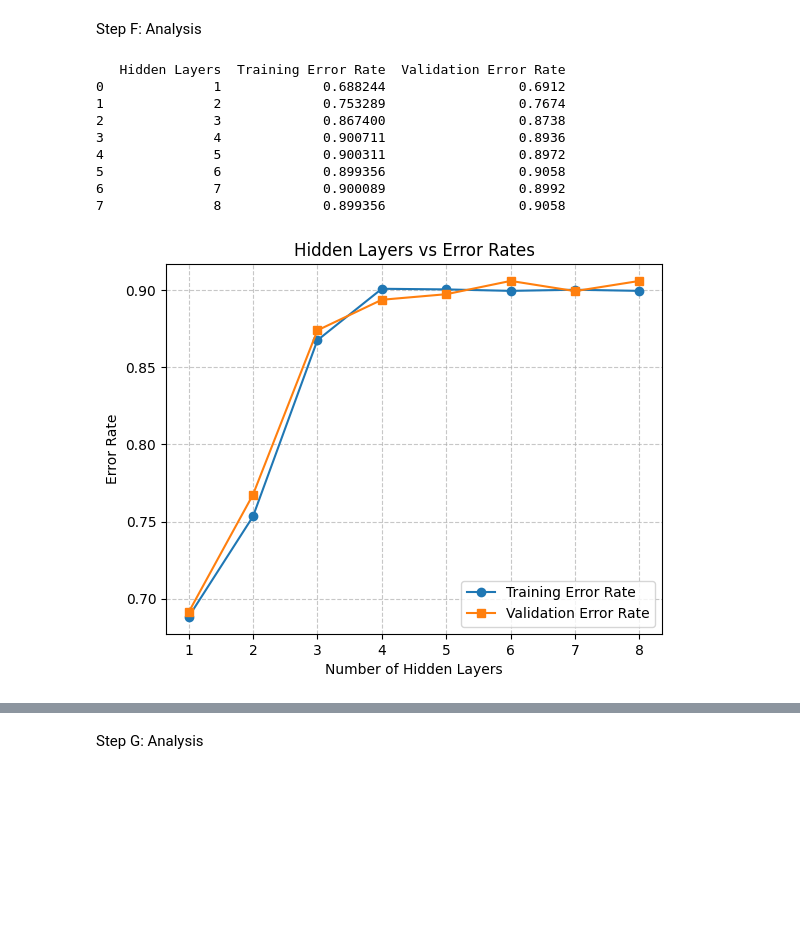
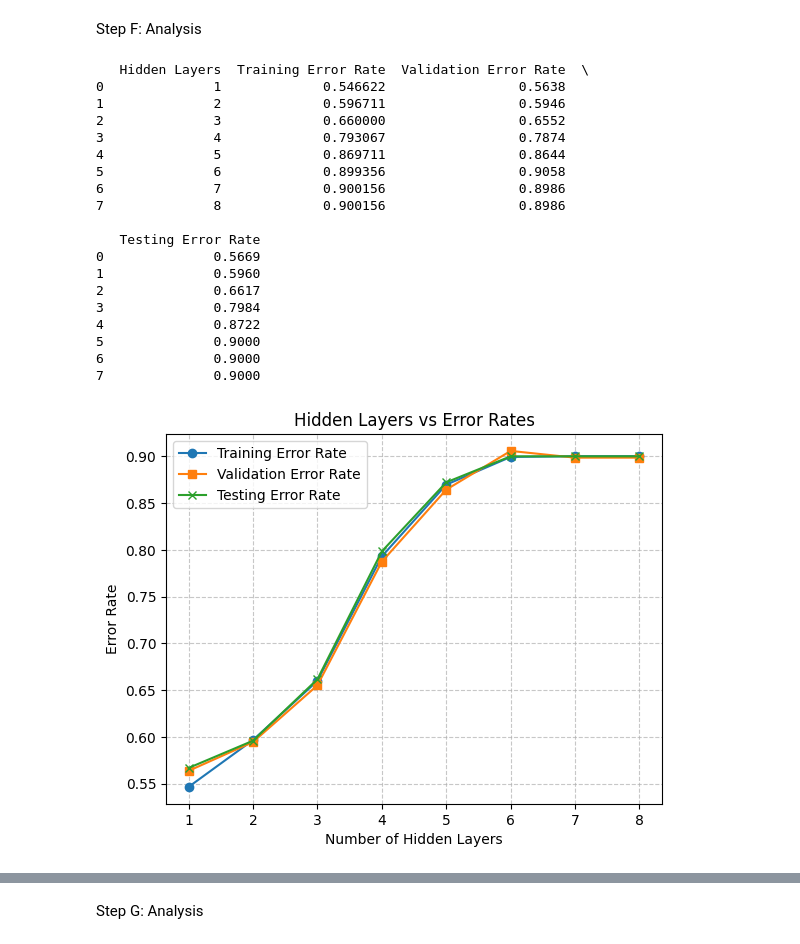
Before and after one commit to Fodezy/A2, a Jupyter notebook: step-two/step-two.ipynb, the cells around one changed output, grey strips where cells are left out. Drawn from its saved outputs; the diff is of its cells as text; code cells hidden in the pictures; blank space fills up the shorter version.

```diff
--- a/step-two/step-two.ipynb
+++ b/step-two/step-two.ipynb
@@ -67,10 +68,16 @@ batch_size = 250
 learning_rate = 0.0005 #[0.0005 - 0.5] try different rates here
 init_wb_mode = "random" #can be: random or zero
 
+transform = transforms.Compose([
+    transforms.ToTensor(),
+    transforms.Normalize((0.5, 0.5, 0.5),
+                         (0.5, 0.5, 0.5))
+])
+
 # import CIFAR 10 data set
 # need to split training dataset in 90/10 to use for training error rates and then final validation error rates
 full_train_dataset = torchvision.datasets.CIFAR10(root='./data', train=True,
-                                             transform=transforms.ToTensor(), download=True)
+                                             transform=transform, download=True)
 training_size = 45000
 validation_size = 5000
 
@@ -82,7 +89,7 @@ training_dataset, validation_dataset = random_split(
 )
 
 test_dataset = torchvision.datasets.CIFAR10(root='./data', train=False,
-                                             transform=transforms.ToTensor(), download=True)
+                                             transform=transform, download=True)
 
 # info from: https://www.geeksforgeeks.org/machine-learning/training-vs-testing-vs-validation-sets/
 # Need a training dataset, a validation dataset and a testing data set for the following reasons:
@@ -252,10 +259,10 @@ def run_experiment(setupObj):
             optimizer.step()
 
 
-    setupObj.execution_time = time.time()
+    setupObj.execution_time = time.time() - start_time
 
     setupObj.train_error, setupObj.train_f1_measure = evaluate_error_and_f1(model, train_loader, device)
-    setupObj.validation_error, setupObj.validation_f1_measure = evaluate_error_and_f1(model, train_loader, device)
+    setupObj.validation_error, setupObj.validation_f1_measure = evaluate_error_and_f1(model, validation_loader, device)
 
     setupObj.model = model
 
@@ -332,21 +346,24 @@ varying_hidden_nodes = []
 for h in hidden_node_range:
     varying_hidden_node_setup = make_ffObject(
         experiment_type="hidden_nodes",
-        epochs=4,
+        epochs=6,
         hidden_nodes=h,
         hidden_layers=1,
         init_mode="random-xavier",
-        learning_rate=0.01,
+        learning_rate=0.15,
         dropout=0.0,
         act_type="sigmoid"
     )
 
     single_hidden_node_range_run = run_experiment(varying_hidden_node_setup)
+    single_hidden_node_range_run.test_error, _ = evaluate_error_and_f1(single_hidden_node_range_run.model, test_loader, device)
+
     varying_hidden_nodes.append(single_hidden_node_range_run)
 
     print(f"Hidden Node Count: {h}")
     print("Final Train Error:", single_hidden_node_range_run.train_error)
     print("Final Validation Error:", single_hidden_node_range_run.validation_error)
+    print("Final Testing Error:", single_hidden_node_range_run.test_error)
     print("----------------------------- \n")
 # %% [output]
 Hidden Node Count: 2
@@ -445,21 +476,23 @@ varying_hidden_layers = []
 for h in hidden_layer_range:
     varying_hidden_layer_setup = make_ffObject(
         experiment_type="hidden_layers",
-        epochs=4,
+        epochs=6,
         hidden_nodes=150,
         hidden_layers=h,
         init_mode="random-xavier",
-        learning_rate=0.01,
+        learning_rate=0.15,
         dropout=0.0,
         act_type="sigmoid"
     )
 
     single_hidden_layer_range_run = run_experiment(varying_hidden_layer_setup)
+    single_hidden_layer_range_run.test_error, _ = evaluate_error_and_f1(single_hidden_layer_range_run.model, test_loader, device)
     varying_hidden_layers.append(single_hidden_layer_range_run)
 
     print(f"Hidden Layer Count: {h}")
     print("Final Train Error:", single_hidden_layer_range_run.train_error)
     print("Final Validation Error:", single_hidden_layer_range_run.validation_error)
+    print("Final Testing Error:", single_hidden_layer_range_run.test_error)
     print("----------------------------- \n")
 # %% [output]
 Hidden Layer Count: 1
@@ -725,37 +803,50 @@ Step F: Analysis
 # %%
 hidden_layers = [obj.hidden_layers for obj in varying_hidden_layers]
 train_errors = [obj.train_error for obj in varying_hidden_layers]
 validation_errors = [obj.validation_error for obj in varying_hidden_layers]
+test_errors = [obj.test_error for obj in varying_hidden_layers]
 
 
 varying_hidden_layers_results = pd.DataFrame({
     "Hidden Layers": hidden_layers,
     "Training Error Rate": train_errors,
-    "Validation Error Rate": validation_errors
+    "Validation Error Rate": validation_errors,
+    "Testing Error Rate": test_errors
 })
 
 print(varying_hidden_layers_results)
 
 
 plt.plot(hidden_layers, train_errors, marker='o', label="Training Error Rate")
 plt.plot(hidden_layers, validation_errors, marker='s', label="Validation Error Rate")
+plt.plot(hidden_layers, test_errors, marker='x', label="Testing Error Rate")
 
 plt.title('Hidden Layers vs Error Rates')
 plt.xlabel("Number of Hidden Layers")
 plt.ylabel("Error Rate")
 plt.xticks(hidden_layers)
 plt.grid(True, linestyle='--', alpha=0.7)
 plt.legend()
 plt.show()
 # %% [output]
-   Hidden Layers  Training Error Rate  Validation Error Rate
-0              1             0.688244                 0.6912
-1              2             0.753289                 0.7674
-2              3             0.867400                 0.8738
-3              4             0.900711                 0.8936
-4              5             0.900311                 0.8972
+   Hidden Layers  Training Error Rate  Validation Error Rate  \
+0              1             0.546622                 0.5638
+1              2             0.596711                 0.5946
+2              3             0.660000                 0.6552
+3              4             0.793067                 0.7874
+4              5             0.869711                 0.8644
 5              6             0.899356                 0.9058
-6              7             0.900089                 0.8992
-7              8             0.899356                 0.9058
+6              7             0.900156                 0.8986
+7              8             0.900156                 0.8986
+
+   Testing Error Rate
+0              0.5669
+1              0.5960
+2              0.6617
+3              0.7984
+4              0.8722
+5              0.9000
+6              0.9000
+7              0.9000
-[figure, old version]
+[figure, new version]
 # %% [markdown]
```
Also changed, not shown: parts of 44 cells of this notebook, 1 other file.
